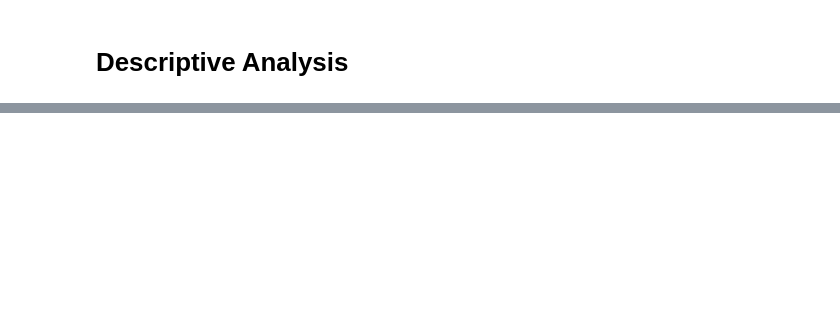
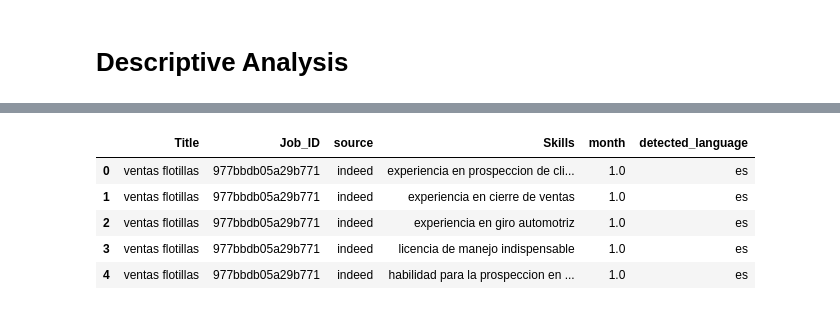
Before and after one commit to JNArrazola/green_skill_RAG_system, a Jupyter notebook: src/4_descriptive_analysis.ipynb, the cells around one changed output, grey strips where cells are left out. Saved outputs shown, nothing was run; the diff lists cells and outputs as text; code cells hidden in the pictures; blank space fills up the shorter version.

```diff
--- a/src/4_descriptive_analysis.ipynb
+++ b/src/4_descriptive_analysis.ipynb
@@ -45,0 +69,10 @@ Percentage of skills mapped to green skills: 12.04%
+# %%
+df_jobs = pd.read_csv("../data/jan_to_apr_2025_with_languages_cleaned.csv")
+df_jobs.head()
+# %% [output]
+|  | Title | Job_ID | source | Skills | month | detected_language |
+| 0 | ventas flotillas | 977bbdb05a29b771 | indeed | experiencia en prospeccion de cli... | 1.0 | es |
+| 1 | ventas flotillas | 977bbdb05a29b771 | indeed | experiencia en cierre de ventas | 1.0 | es |
+| 2 | ventas flotillas | 977bbdb05a29b771 | indeed | experiencia en giro automotriz | 1.0 | es |
+| 3 | ventas flotillas | 977bbdb05a29b771 | indeed | licencia de manejo indispensable | 1.0 | es |
+| 4 | ventas flotillas | 977bbdb05a29b771 | indeed | habilidad para la prospeccion en ... | 1.0 | es |
```
Also changed, not shown: parts of 11 cells of this notebook, 5 other files.
